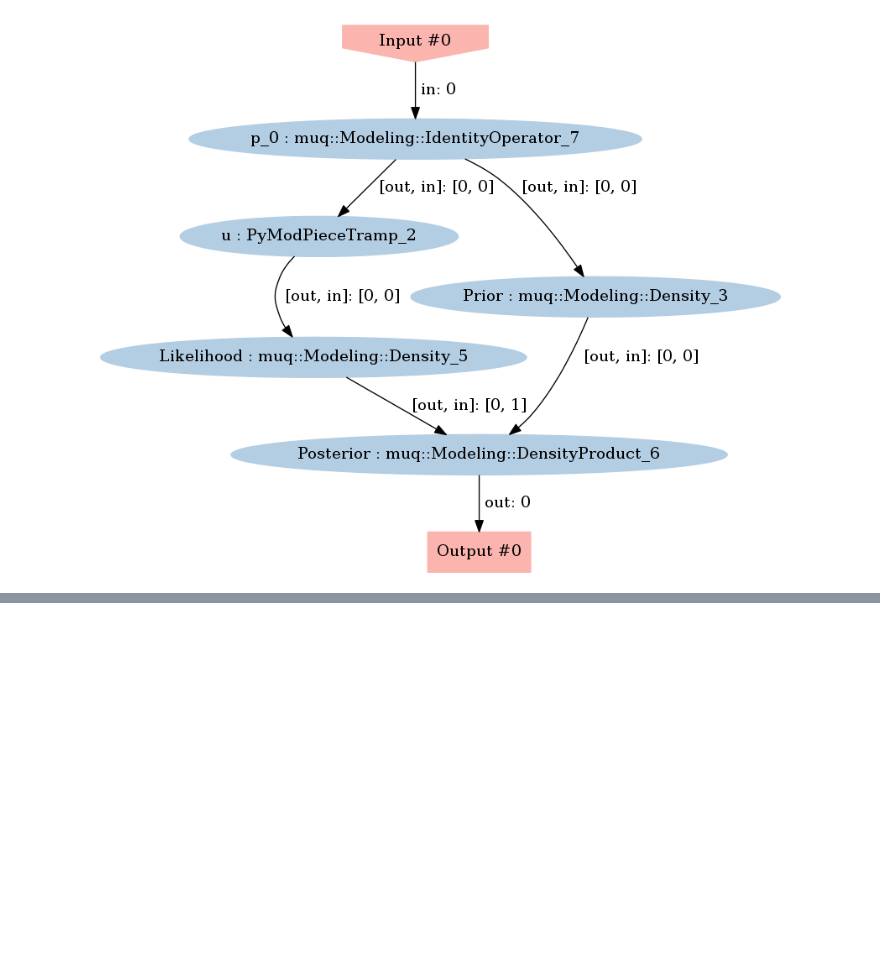
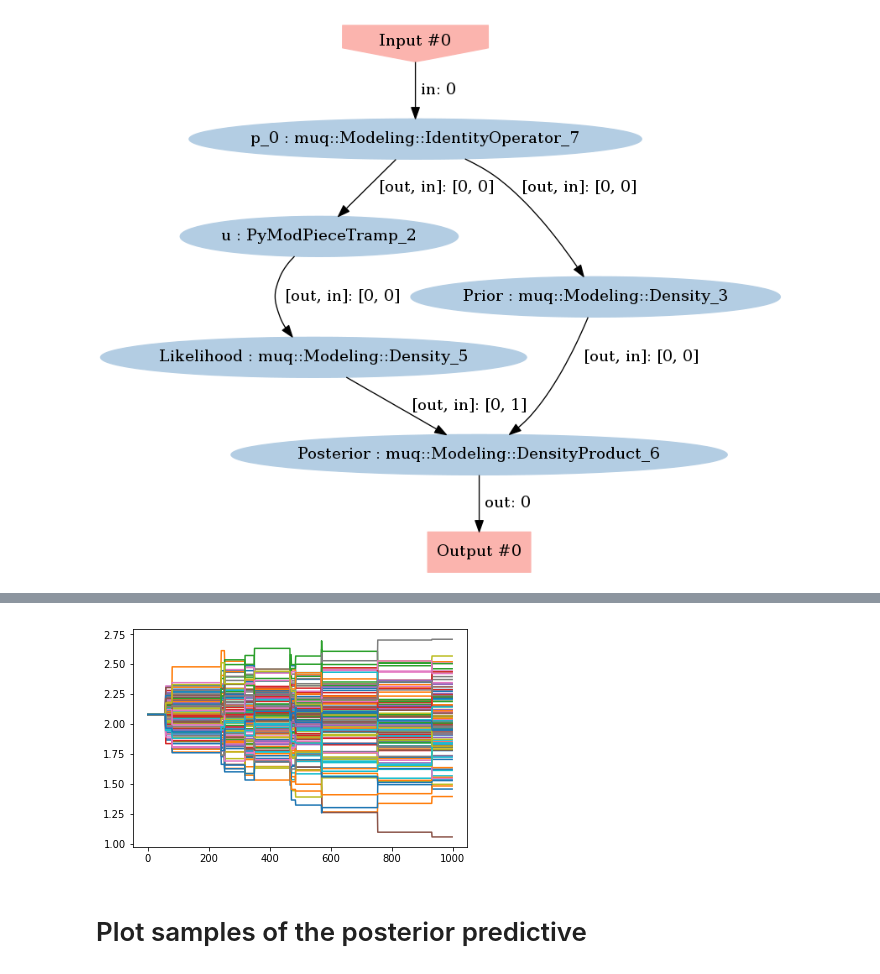
Before and after one commit to katrina-petroske/G2S3_PAT, a Jupyter notebook: Project.ipynb, the cells around one changed output, grey strips where cells are left out. Saved outputs shown, nothing was run; the diff lists cells and outputs as text; code cells hidden in the pictures; blank space fills up the shorter version.

```diff
--- a/Project.ipynb
+++ b/Project.ipynb
@@ -236,0 +234,9 @@ Sample mean =
+# %%
+sampMat = samps.AsMatrix()
+# %%
+plt.plot(sampMat.T)
+plt.show()
+# %% [output]
+[figure, added]
+# %% [markdown]
+# Plot samples of the posterior predictive
```
Also changed, not shown: parts of 6 cells of this notebook.
